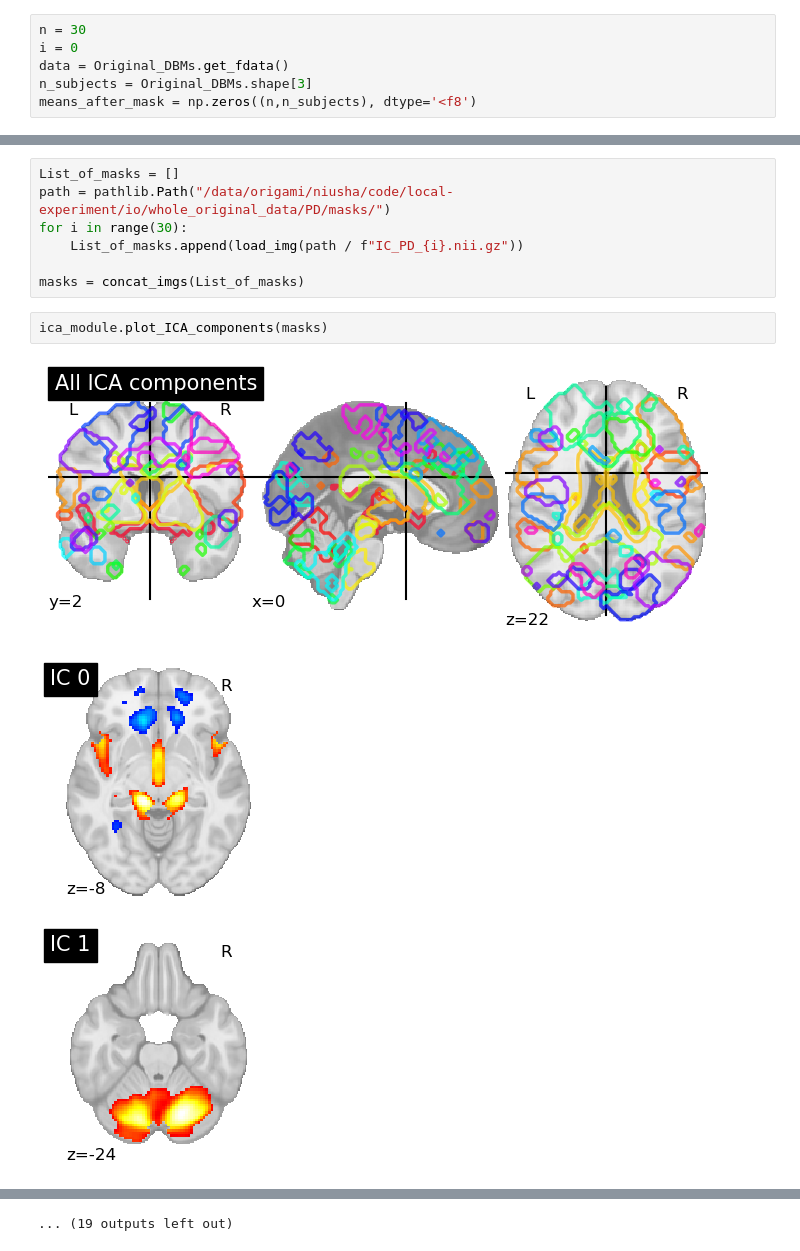
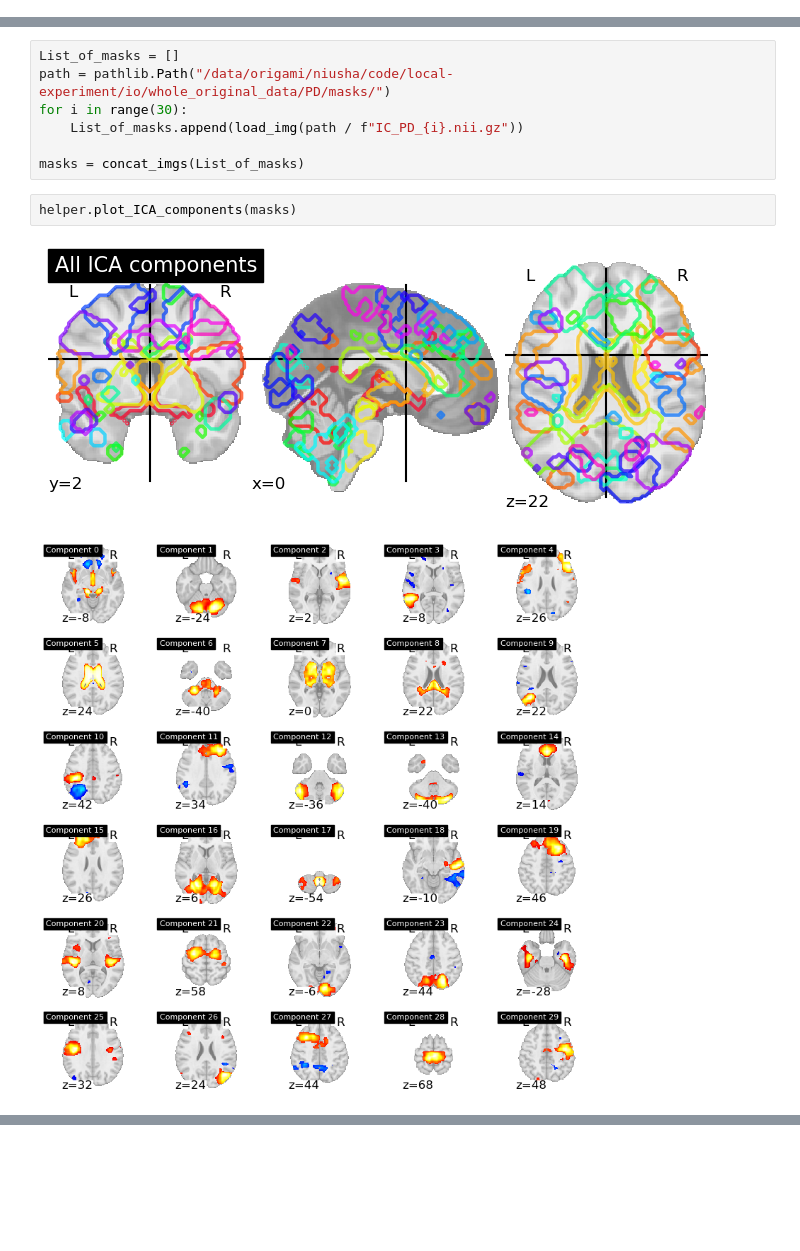
Before and after one commit to mirhnius/ICA_Nilearn_Test, a Jupyter notebook: visualization.ipynb, the cells around one changed output, grey strips where cells are left out. Cells and saved outputs as stored; diff of their text form; blank space fills up the shorter version.

```diff
--- a/visualization.ipynb
+++ b/visualization.ipynb
@@ -106,6 +53,0 @@ Overall Minimum: -0.01
-# %%
-n = 30
-i = 0
-data = Original_DBMs.get_fdata()
-n_subjects = Original_DBMs.shape[3]
-means_after_mask = np.zeros((n,n_subjects), dtype='<f8')
@@ -146,8 +59,7 @@ for i in range(30):
 
 masks = concat_imgs(List_of_masks)
 # %%
-ica_module.plot_ICA_components(masks)
+helper.plot_ICA_components(masks)
 # %% [output]
 [figure]
-[figure, old version]
+[figure, new version]
-[figure, removed]
@@ -163 +65,0 @@ ica_module.plot_ICA_components(masks)
-... (19 outputs left out)
```
Also changed, not shown: parts of 29 cells of this notebook.
